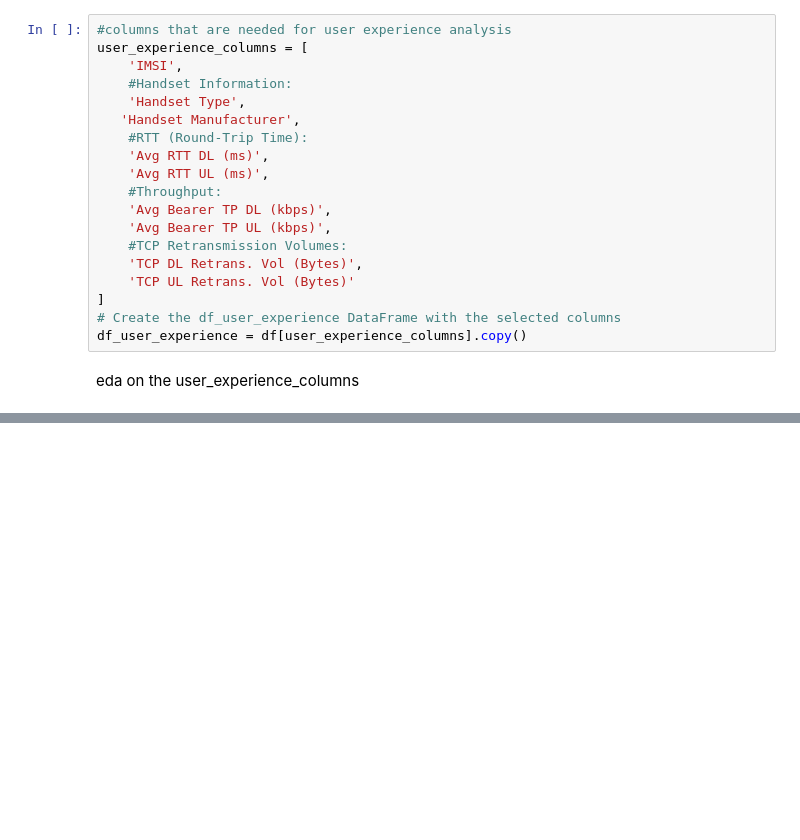
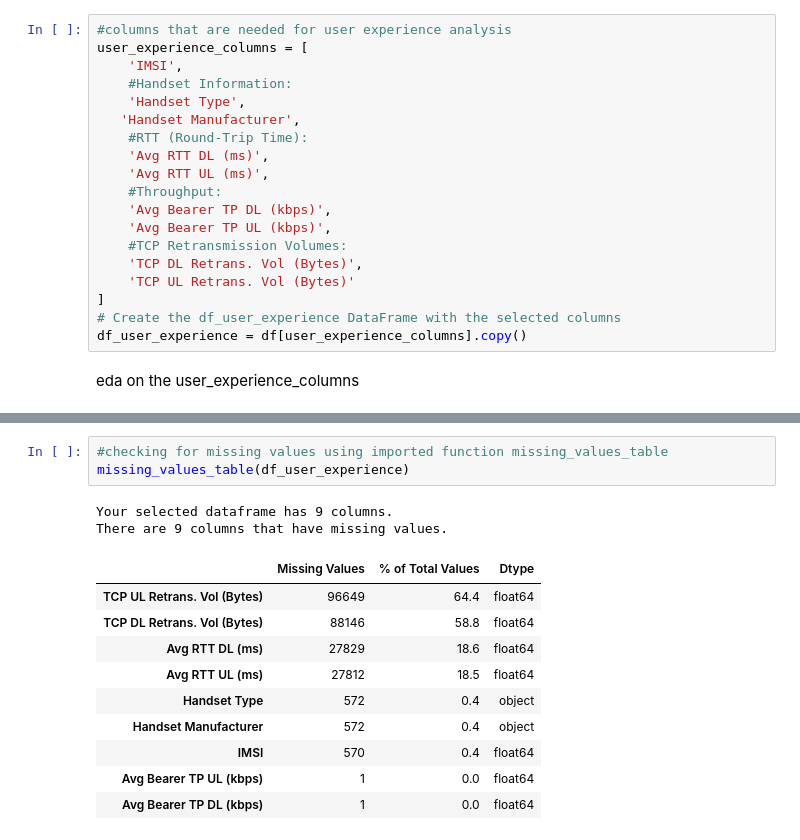
Before and after one commit to dagiteferi/User-Overview-Engagement-and-Experience-Analysis, a Jupyter notebook: notebooks/Experience Analytics.ipynb, the cells around one changed output, grey strips where cells are left out. Cells and saved outputs as stored; diff of their text form; blank space fills up the shorter version.

```diff
--- a/notebooks/Experience Analytics.ipynb
+++ b/notebooks/Experience Analytics.ipynb
@@ -157,0 +171,16 @@ eda on the user_experience_columns
+# %%
+#checking for missing values using imported function missing_values_table
+missing_values_table(df_user_experience)
+# %% [output]
+Your selected dataframe has 9 columns.
+There are 9 columns that have missing values.
+|  | Missing Values | % of Total Values | Dtype |
+| TCP UL Retrans. Vol (Bytes) | 96649 | 64.4 | float64 |
+| TCP DL Retrans. Vol (Bytes) | 88146 | 58.8 | float64 |
+| Avg RTT DL (ms) | 27829 | 18.6 | float64 |
+| Avg RTT UL (ms) | 27812 | 18.5 | float64 |
+| Handset Type | 572 | 0.4 | object |
+| Handset Manufacturer | 572 | 0.4 | object |
+| IMSI | 570 | 0.4 | float64 |
+| Avg Bearer TP UL (kbps) | 1 | 0.0 | float64 |
+| Avg Bearer TP DL (kbps) | 1 | 0.0 | float64 |
```
Also changed, not shown: parts of 9 cells of this notebook.
